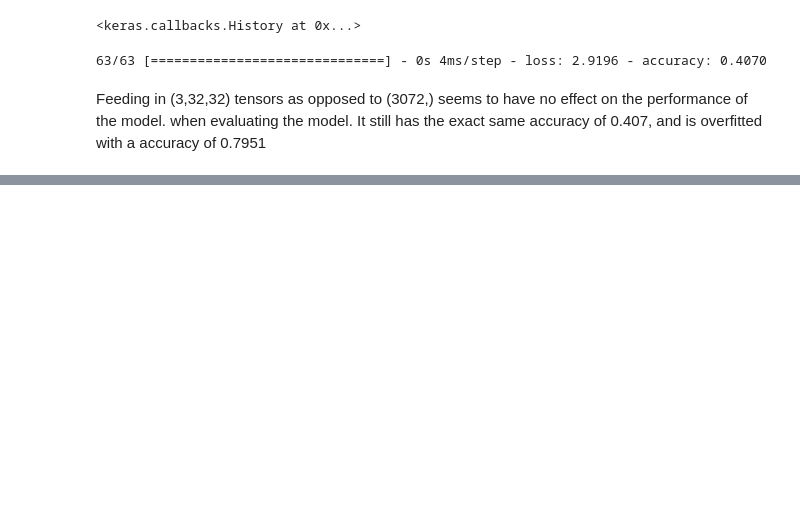
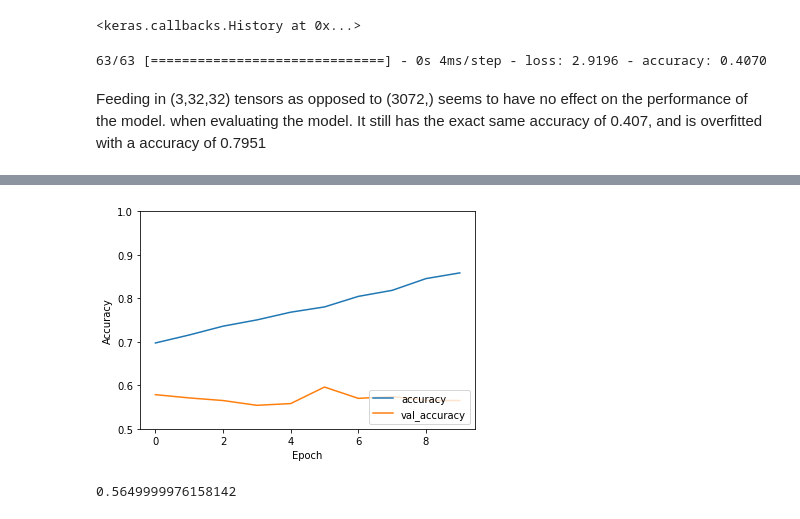
Before and after one commit to sssskipjack/CIFAR-10-Classification-model, a Jupyter notebook: CIFAR-10-CLASSIFICATION.ipynb, the cells around one changed output, grey strips where cells are left out. Saved outputs shown, nothing was run; the diff lists cells and outputs as text; code cells hidden in the pictures; blank space fills up the shorter version.

```diff
--- a/CIFAR-10-CLASSIFICATION.ipynb
+++ b/CIFAR-10-CLASSIFICATION.ipynb
@@ -358,0 +345,11 @@ Feeding in (3,32,32) tensors as opposed to (3072,) seems to have no effect on th
+# %%
+X_train = data[:8000]
+X_test = data[8000:10000]
+
+y_train = labels[:8000]
+y_test = labels[8000:10000]
+
+X_train = convert_dataset(X_train)
+X_test = convert_dataset(X_test)
+y_train = np.array(y_train)
+y_test = np.array(y_test)
@@ -358,0 +360,17 @@ Feeding in (3,32,32) tensors as opposed to (3072,) seems to have no effect on th
+# %%
+model = Sequential() # creating sequential model
+
+model.add(Conv2D(32, (3, 3), activation='relu', input_shape=X_train[0].shape)) # input layer,
+
+model.add(MaxPooling2D((2, 2)))
+model.add(Conv2D(64, (3, 3), activation='relu'))
+model.add(MaxPooling2D((2, 2)))
+model.add(Conv2D(64, (3, 3), activation='relu'))
+
+model.add(Flatten())
+model.add(Dense(64, activation='relu'))
+model.add(Dense(10))
+# %%
+model.compile(optimizer='adam',loss="SparseCategoricalCrossentropy",metrics=['accuracy'])
+
+Statistics = model.fit(X_train, y_train, epochs=20, validation_data=(X_test, y_test))
@@ -358,0 +398,11 @@ Feeding in (3,32,32) tensors as opposed to (3072,) seems to have no effect on th
+# %%
+plt.plot(Statistics.history['accuracy'], label='accuracy')
+plt.plot(Statistics.history['val_accuracy'], label = 'val_accuracy')
+
+plt.xlabel('Epoch')
+plt.ylabel('Accuracy')
+plt.ylim([0.5, 1])
+plt.legend(loc='lower right')
+
+test_loss, test_acc = model.evaluate(X_test,  y_test, verbose=2)
+# %% [output]
@@ -358,0 +410,5 @@ Feeding in (3,32,32) tensors as opposed to (3072,) seems to have no effect on th
+[figure, added]
+# %%
+print(test_acc)
+# %% [output]
+0.5649999976158142
```
Also changed, not shown: parts of 28 cells of this notebook.
